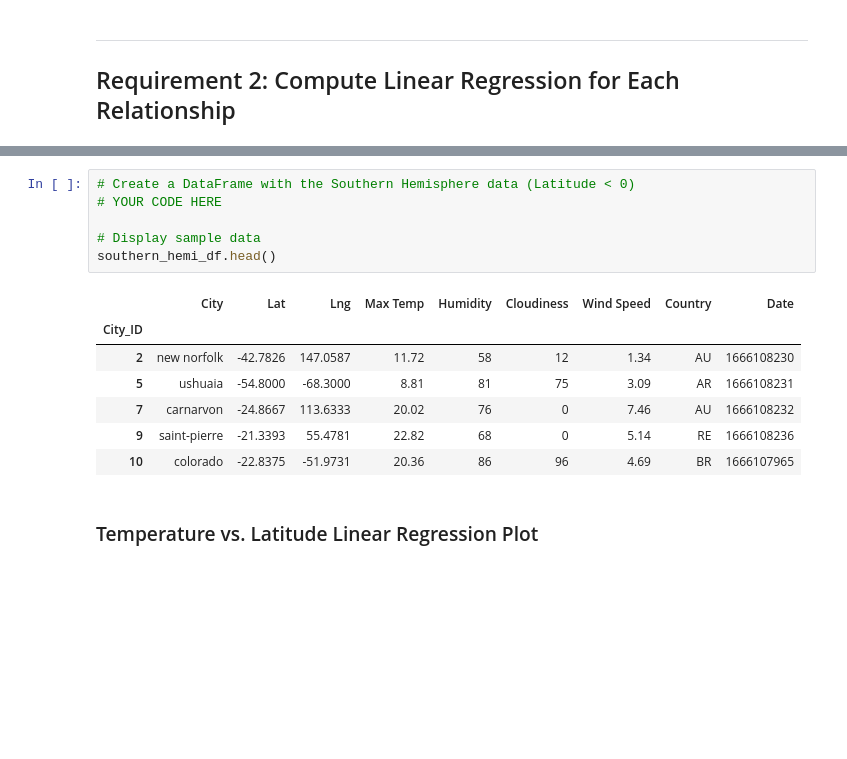
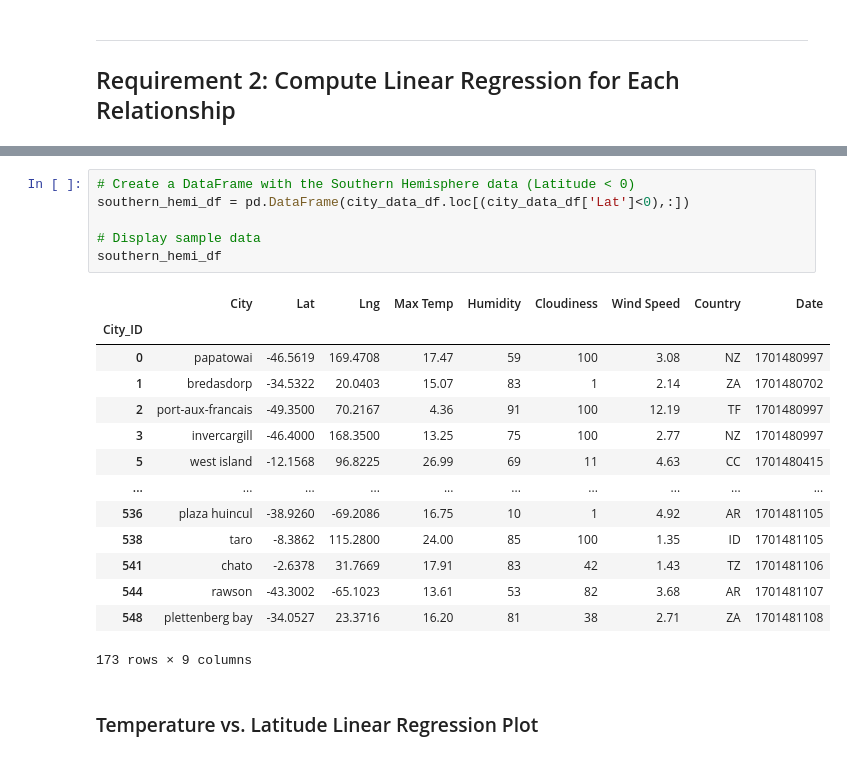
Before and after one commit to ryandenninger7/python-api-challenge, a Jupyter notebook: WeatherPy/WeatherPy.ipynb, the cells around one changed output, grey strips where cells are left out. Drawn from its saved outputs; the diff is of its cells as text; blank space fills up the shorter version.

```diff
--- a/WeatherPy/WeatherPy.ipynb
+++ b/WeatherPy/WeatherPy.ipynb
@@ -284,17 +310,24 @@ northern_hemi_df.head()
 # %%
 # Create a DataFrame with the Southern Hemisphere data (Latitude < 0)
-# YOUR CODE HERE
+southern_hemi_df = pd.DataFrame(city_data_df.loc[(city_data_df['Lat']<0),:])
 
 # Display sample data
-southern_hemi_df.head()
+southern_hemi_df
 # %% [output]
 |  | City | Lat | Lng | Max Temp | Humidity | Cloudiness | Wind Speed | Country | Date |
 | City_ID |  |  |  |  |  |  |  |  |  |
-| 2 | new norfolk | -42.7826 | 147.0587 | 11.72 | 58 | 12 | 1.34 | AU | 1666108230 |
-| 5 | ushuaia | -54.8000 | -68.3000 | 8.81 | 81 | 75 | 3.09 | AR | 1666108231 |
-| 7 | carnarvon | -24.8667 | 113.6333 | 20.02 | 76 | 0 | 7.46 | AU | 1666108232 |
-| 9 | saint-pierre | -21.3393 | 55.4781 | 22.82 | 68 | 0 | 5.14 | RE | 1666108236 |
-| 10 | colorado | -22.8375 | -51.9731 | 20.36 | 86 | 96 | 4.69 | BR | 1666107965 |
+| 0 | papatowai | -46.5619 | 169.4708 | 17.47 | 59 | 100 | 3.08 | NZ | 1701480997 |
+| 1 | bredasdorp | -34.5322 | 20.0403 | 15.07 | 83 | 1 | 2.14 | ZA | 1701480702 |
+| 2 | port-aux-francais | -49.3500 | 70.2167 | 4.36 | 91 | 100 | 12.19 | TF | 1701480997 |
+| 3 | invercargill | -46.4000 | 168.3500 | 13.25 | 75 | 100 | 2.77 | NZ | 1701480997 |
+| 5 | west island | -12.1568 | 96.8225 | 26.99 | 69 | 11 | 4.63 | CC | 1701480415 |
+| ... | ... | ... | ... | ... | ... | ... | ... | ... | ... |
+| 536 | plaza huincul | -38.9260 | -69.2086 | 16.75 | 10 | 1 | 4.92 | AR | 1701481105 |
+| 538 | taro | -8.3862 | 115.2800 | 24.00 | 85 | 100 | 1.35 | ID | 1701481105 |
+| 541 | chato | -2.6378 | 31.7669 | 17.91 | 83 | 42 | 1.43 | TZ | 1701481106 |
+| 544 | rawson | -43.3002 | -65.1023 | 13.61 | 53 | 82 | 3.68 | AR | 1701481107 |
+| 548 | plettenberg bay | -34.0527 | 23.3716 | 16.20 | 81 | 38 | 2.71 | ZA | 1701481108 |
+173 rows × 9 columns
 # %% [markdown]
 ###  Temperature vs. Latitude Linear Regression Plot
 # %%
```
Also changed, not shown: parts of 9 cells of this notebook, 2 other files.
